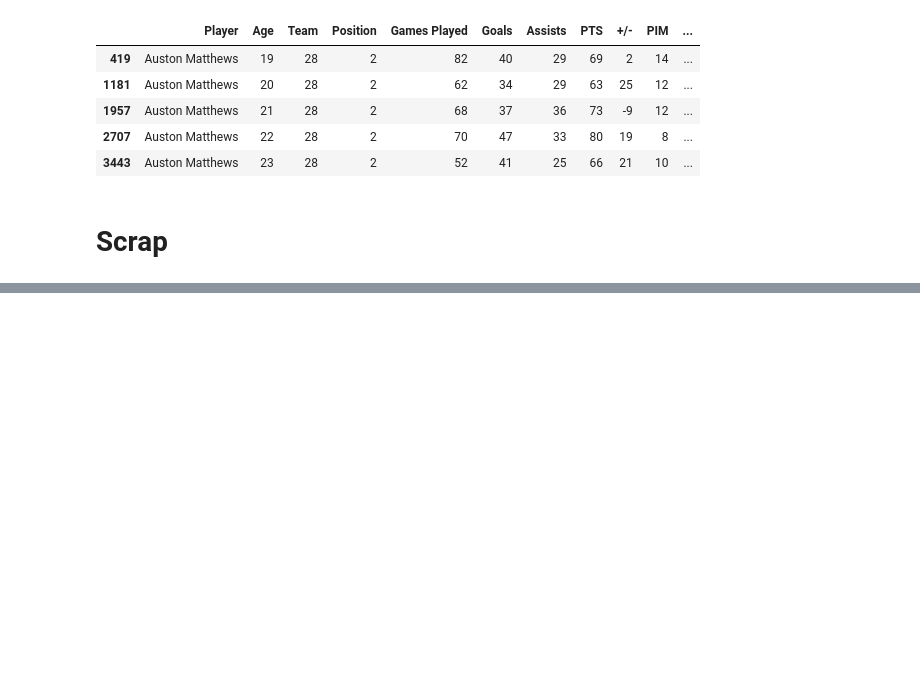
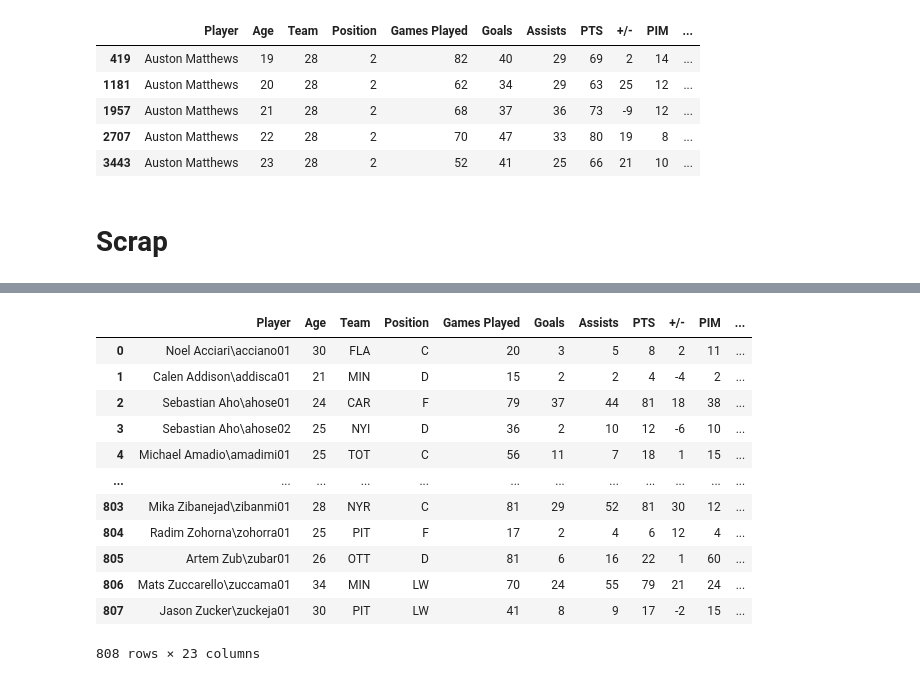
Before and after one commit to slannon95/hockey_forecast, a Jupyter notebook: notebooks/trials_n_errors.ipynb, the cells around one changed output, grey strips where cells are left out. Drawn from its saved outputs; the diff is of its cells as text; code cells hidden in the pictures; blank space fills up the shorter version.

```diff
--- a/notebooks/trials_n_errors.ipynb
+++ b/notebooks/trials_n_errors.ipynb
@@ -1374,0 +1404,2 @@ data[data['Unique ID'] == 420]
+# %%
+data = data.drop(columns=['Unnamed: 0.1', 'Unnamed: 0', 'index'])
@@ -1374,0 +1440,24 @@ data[data['Unique ID'] == 420]
+# %%
+# Now we add back Player names based on unique IDs (should take around 1 minute)
+
+for i in range(len(test['Player'])):
+    #print(players.at[i, 'Player'])
+    for j in range(len(data['Player'])):
+        if data.at[j, 'Player'] == test.at[i, 'Player']:
+            test.at[i, 'Unique ID'] = data.at[i, 'Unique ID']
+# %%
+test
+# %% [output]
+|  | Player | Age | Team | Position | Games Played | Goals | Assists | PTS | +/- | PIM | ... |
+| 0 | Noel Acciari\acciano01 | 30 | FLA | C | 20 | 3 | 5 | 8 | 2 | 11 | ... |
+| 1 | Calen Addison\addisca01 | 21 | MIN | D | 15 | 2 | 2 | 4 | -4 | 2 | ... |
+| 2 | Sebastian Aho\ahose01 | 24 | CAR | F | 79 | 37 | 44 | 81 | 18 | 38 | ... |
+| 3 | Sebastian Aho\ahose02 | 25 | NYI | D | 36 | 2 | 10 | 12 | -6 | 10 | ... |
+| 4 | Michael Amadio\amadimi01 | 25 | TOT | C | 56 | 11 | 7 | 18 | 1 | 15 | ... |
+| ... | ... | ... | ... | ... | ... | ... | ... | ... | ... | ... | ... |
+| 803 | Mika Zibanejad\zibanmi01 | 28 | NYR | C | 81 | 29 | 52 | 81 | 30 | 12 | ... |
+| 804 | Radim Zohorna\zohorra01 | 25 | PIT | F | 17 | 2 | 4 | 6 | 12 | 4 | ... |
+| 805 | Artem Zub\zubar01 | 26 | OTT | D | 81 | 6 | 16 | 22 | 1 | 60 | ... |
+| 806 | Mats Zuccarello\zuccama01 | 34 | MIN | LW | 70 | 24 | 55 | 79 | 21 | 24 | ... |
+| 807 | Jason Zucker\zuckeja01 | 30 | PIT | LW | 41 | 8 | 9 | 17 | -2 | 15 | ... |
+808 rows × 23 columns
```
Also changed, not shown: parts of 23 cells of this notebook, 28 other files.
